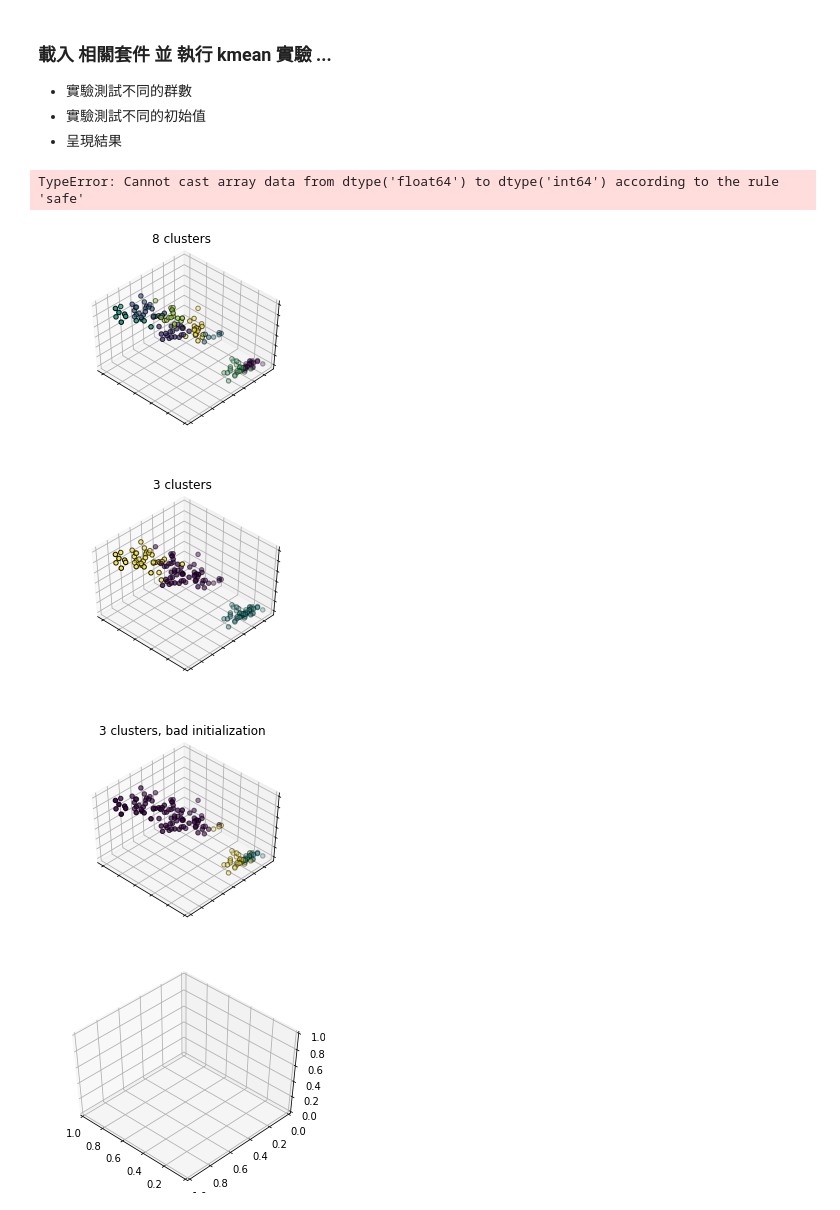
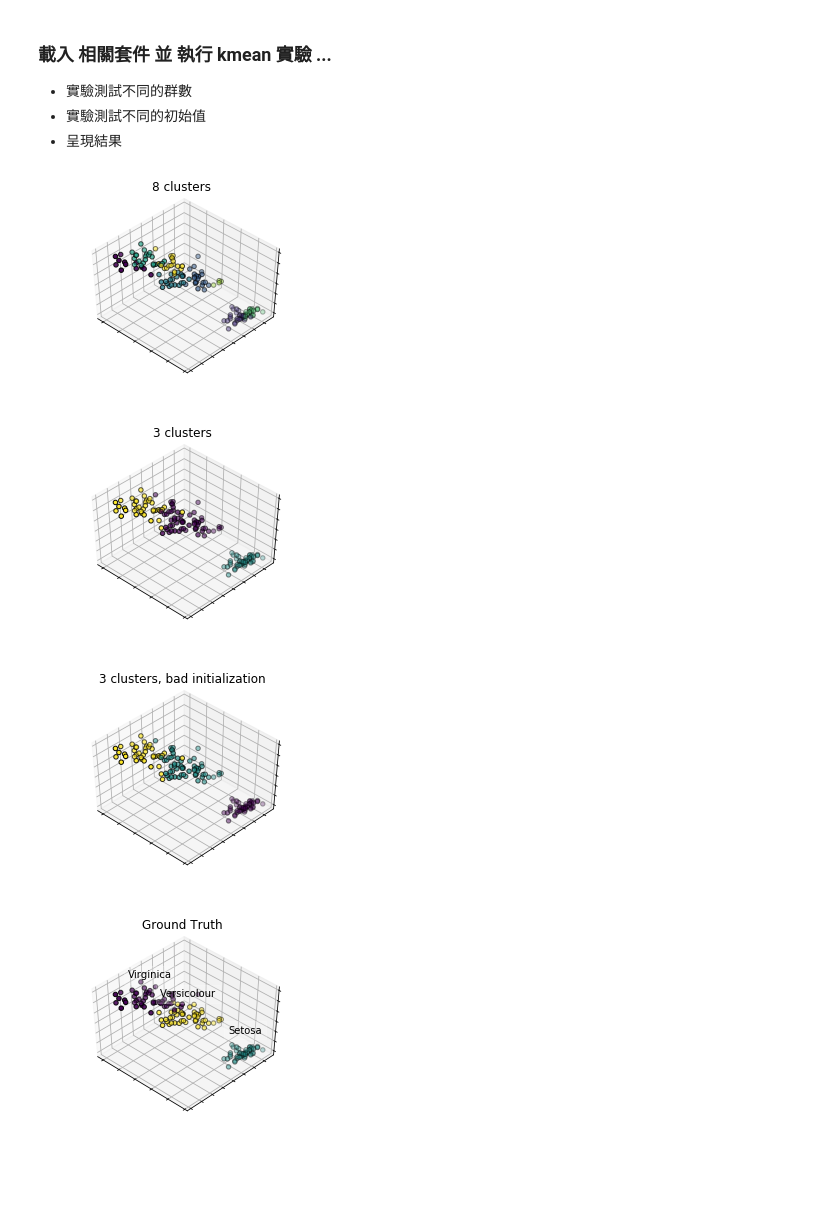
Before and after one commit to kueiwen/The-4th-ML100Days, a Jupyter notebook: homework/Day_055_HW.ipynb, the cells around one changed output. Saved outputs shown, nothing was run; the diff lists cells and outputs as text; code cells hidden in the pictures; blank space fills up the shorter version.

```diff
--- a/homework/Day_055_HW.ipynb
+++ b/homework/Day_055_HW.ipynb
@@ -23,47 +23,47 @@ y = iris.target
 estimators = [('k_means_8',KMeans(n_clusters=8)),
               ('k_means_3',KMeans(n_clusters=3)),
               ('k_means_bad_init',KMeans(n_clusters=3, n_init=1, init='random'))]
+# %%
+fignum = 1
+titles = ['8 clusters', '3 clusters', '3 clusters, bad initialization']
+for name, est in estimators:
+    fig = plt.figure(fignum, figsize=(4,3))
+    ax = Axes3D(fig, rect=[0, 0, .95, 1], elev=48, azim=134)
+
+    est.fit(X)
+    labels = est.labels_
+
+    ax.scatter(X[:, 3], X[:, 0], X[:, 2], c=labels.astype(np.float), edgecolor='k')
+
+    ax.w_xaxis.set_ticklabels([])
+    ax.w_yaxis.set_ticklabels([])
+    ax.w_zaxis.set_ticklabels([])
+    ax.set_title(titles[fignum-1])
+    ax.dist = 12
+    fignum = fignum + 1
+# %% [output]
+[figure, added]
+[figure, added]
+[figure, added]
 # %%
-fignum = 1
-titles = ['8 clusters', '3 clusters', '3 clusters, bad initialization']
-for name, est in estimators:
-    fig = plt.figure(fignum, figsize=(4,3))
-    ax = Axes3D(fig, rect=[0, 0, .95, 1], elev=48, azim=134)
-
-    est.fit(X)
-    labels = est.labels_
-
-    ax.scatter(X[:, 3], X[:, 0], X[:, 2], c=labels.astype(np.float), edgecolor='k')
-
-    ax.w_xaxis.set_ticklabels([])
-    ax.w_yaxis.set_ticklabels([])
-    ax.w_zaxis.set_ticklabels([])
-    ax.set_title(titles[fignum-1])
-    ax.dist = 12
-    fignum = fignum + 1
-
-
 fig = plt.figure(fignum, figsize=(4,3))
 ax = Axes3D(fig, rect=[0, 0, .95, 1], elev=48, azim=134)
 
-for name, label in[('cls0', 0),('cls1', 1), ('cls2', 2)]:
+for name, label in[('Setosa', 0),('Versicolour', 1), ('Virginica', 2)]:
     ax.text3D(X[y==label, 3].mean(),
               X[y==label, 0].mean(),
               X[y==label, 2].mean()+2, name,
              horizontalalignment='center',
              bbox=dict(alpha=.2,edgecolor='w', facecolor='w'))
+
 
 y = np.choose(y, [1, 2, 0]).astype(np.float)
 ax.scatter(X[:, 3], X[:, 0], X[:, 2], c=y, edgecolor='k')
 
 ax.w_xaxis.set_ticklabels([])
 ax.w_yaxis.set_ticklabels([])
 ax.w_zaxis.set_ticklabels([])
 ax.set_title('Ground Truth')
 ax.dist = 12
 # %% [output]
-TypeError: Cannot cast array data from dtype('float64') to dtype('int64') according to the rule 'safe'
-[figure, old version]
+[figure, new version]
-[figure, removed]
-[figure, removed]
-[figure, removed]
```
Also changed, not shown: 2 other files.
